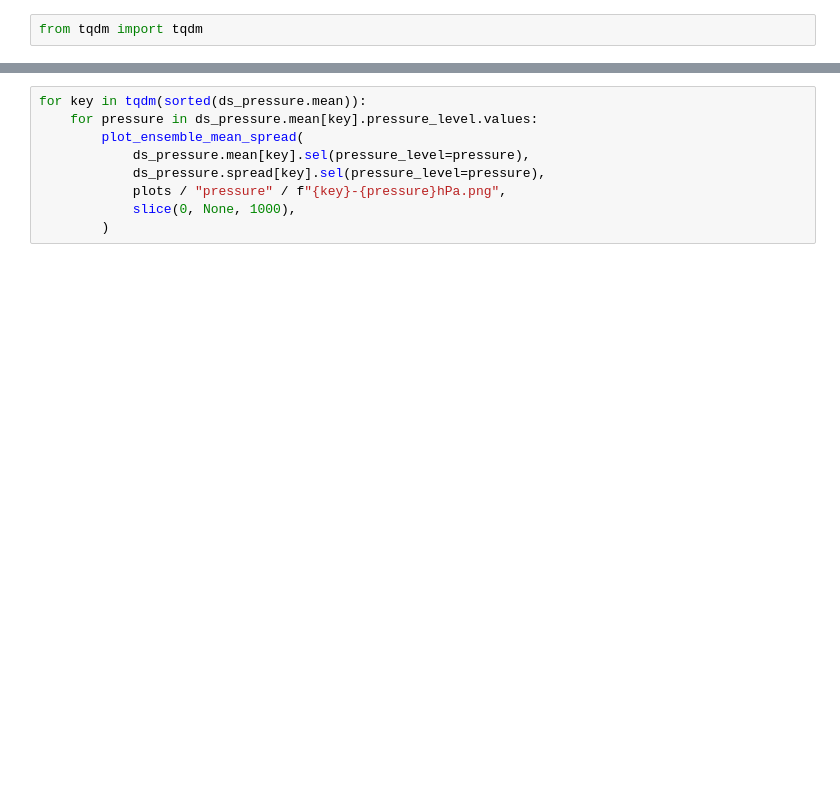
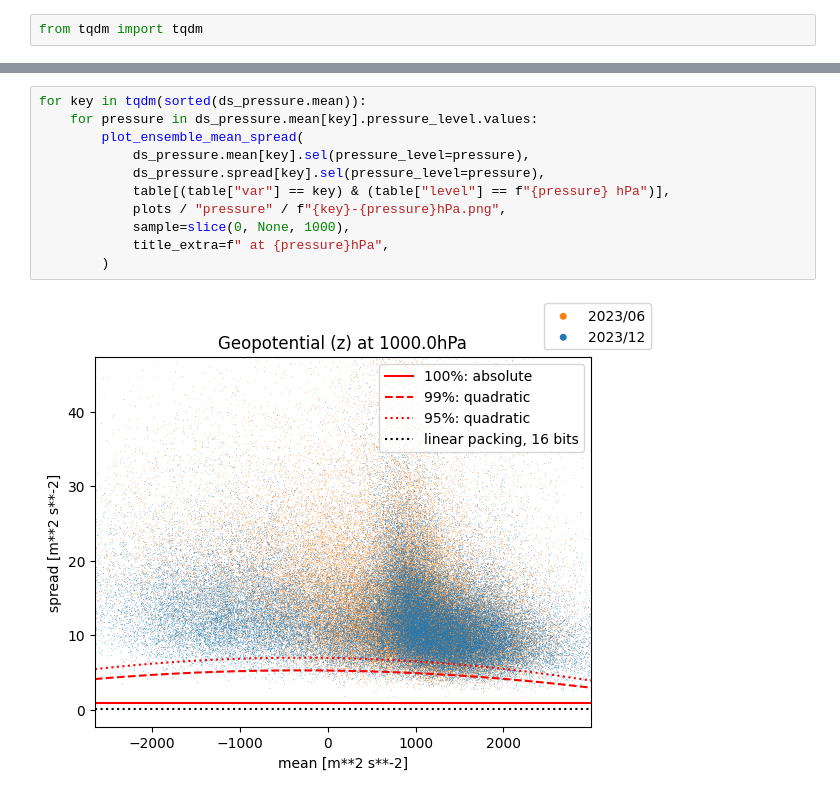
Before and after one commit to juntyr/era5-ensemble-compression-tolerance, a Jupyter notebook: mean-spread-plots.ipynb, the cells around one changed output, grey strips where cells are left out. Drawn from its saved outputs; the diff is of its cells as text; blank space fills up the shorter version.

```diff
--- a/mean-spread-plots.ipynb
+++ b/mean-spread-plots.ipynb
@@ -61,9 +116,13 @@ for key in tqdm(sorted(ds_single.mean)):
 # %%
 for key in tqdm(sorted(ds_pressure.mean)):
     for pressure in ds_pressure.mean[key].pressure_level.values:
         plot_ensemble_mean_spread(
             ds_pressure.mean[key].sel(pressure_level=pressure),
             ds_pressure.spread[key].sel(pressure_level=pressure),
+            table[(table["var"] == key) & (table["level"] == f"{pressure} hPa")],
             plots / "pressure" / f"{key}-{pressure}hPa.png",
-            slice(0, None, 1000),
+            sample=slice(0, None, 1000),
+            title_extra=f" at {pressure}hPa",
         )
+# %% [output]
+[figure, added]
```
Also changed, not shown: parts of 3 cells of this notebook, 8 other files.
